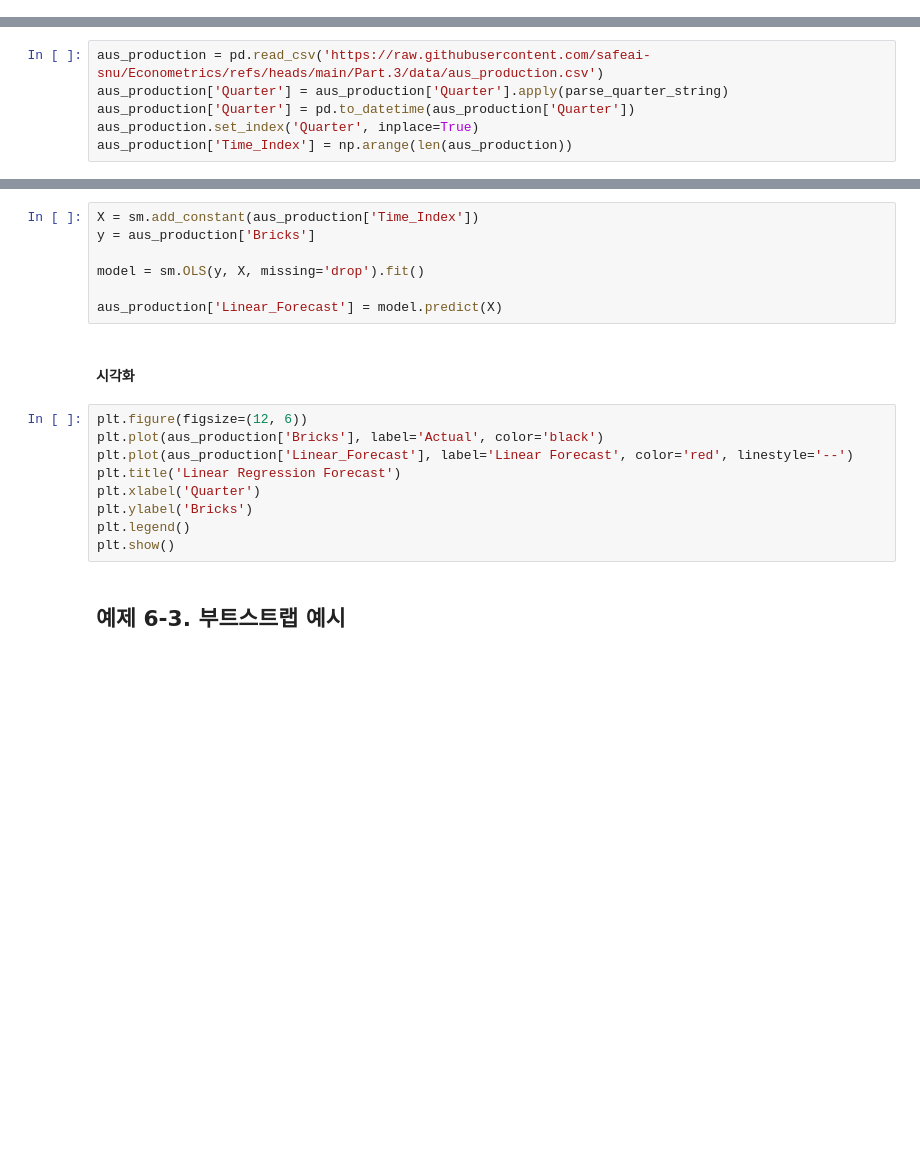
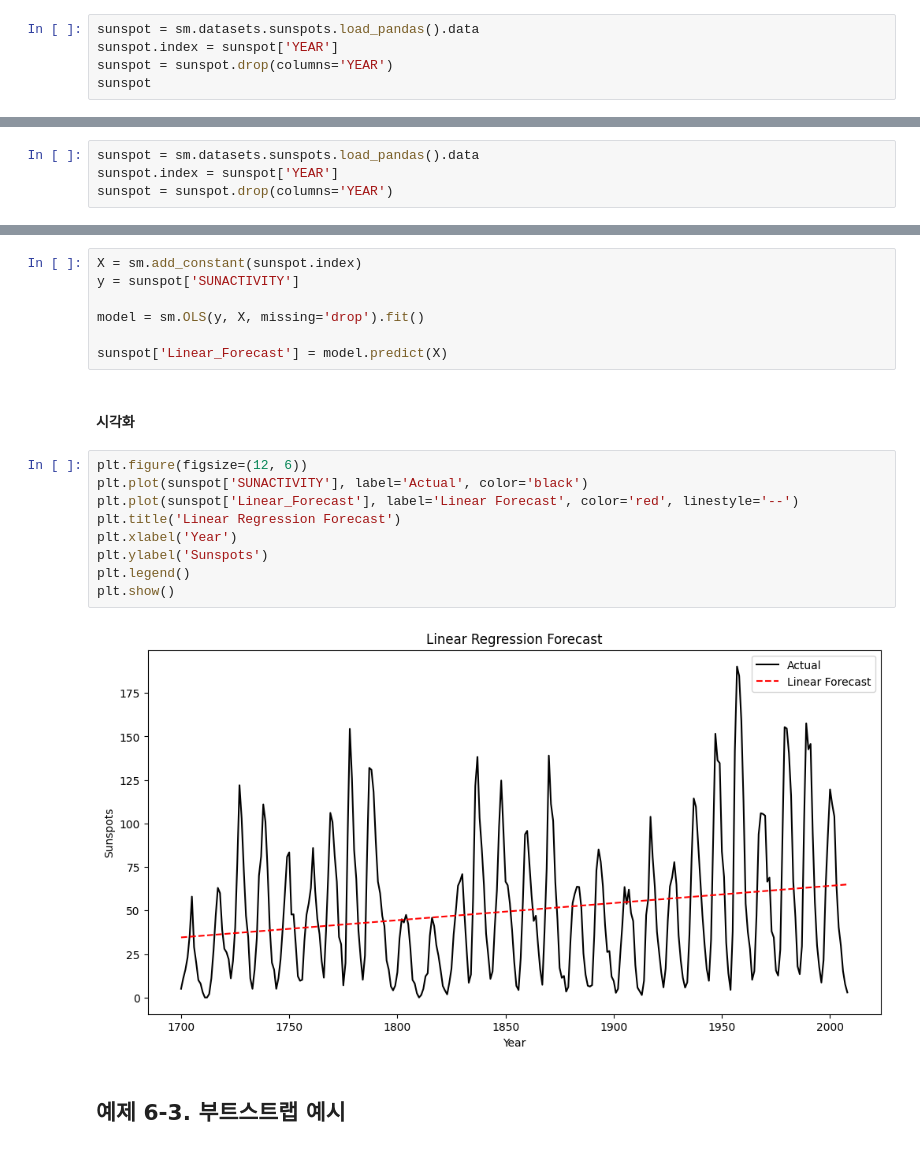
Before and after one commit to safeai-snu/Econometrics, a Jupyter notebook: Part.3/6.Time_Series_Regression_Models.ipynb, the cells around one changed output, grey strips where cells are left out. Saved outputs shown, nothing was run; the diff lists cells and outputs as text; blank space fills up the shorter version.

```diff
--- a/Part.3/6.Time_Series_Regression_Models.ipynb
+++ b/Part.3/6.Time_Series_Regression_Models.ipynb
@@ -26,0 +15,5 @@ aus_production.set_index('Quarter', inplace=True)
+# %%
+sunspot = sm.datasets.sunspots.load_pandas().data
+sunspot.index = sunspot['YEAR']
+sunspot = sunspot.drop(columns='YEAR')
+sunspot
@@ -83,31 +93,31 @@ import matplotlib.pyplot as plt
 # %% [markdown]
 #### 데이터 전처리
 # %%
-aus_production = pd.read_csv('https://raw.githubusercontent.com/safeai-snu/Econometrics/refs/heads/main/Part.3/data/aus_production.csv')
-aus_production['Quarter'] = aus_production['Quarter'].apply(parse_quarter_string)
-aus_production['Quarter'] = pd.to_datetime(aus_production['Quarter'])
-aus_production.set_index('Quarter', inplace=True)
-aus_production['Time_Index'] = np.arange(len(aus_production))
+sunspot = sm.datasets.sunspots.load_pandas().data
+sunspot.index = sunspot['YEAR']
+sunspot = sunspot.drop(columns='YEAR')
 # %% [markdown]
 #### 선형회귀 모델
 # %%
-X = sm.add_constant(aus_production['Time_Index'])
-y = aus_production['Bricks']
+X = sm.add_constant(sunspot.index)
+y = sunspot['SUNACTIVITY']
 
 model = sm.OLS(y, X, missing='drop').fit()
 
-aus_production['Linear_Forecast'] = model.predict(X)
+sunspot['Linear_Forecast'] = model.predict(X)
 # %% [markdown]
 #### 시각화
 # %%
 plt.figure(figsize=(12, 6))
-plt.plot(aus_production['Bricks'], label='Actual', color='black')
-plt.plot(aus_production['Linear_Forecast'], label='Linear Forecast', color='red', linestyle='--')
+plt.plot(sunspot['SUNACTIVITY'], label='Actual', color='black')
+plt.plot(sunspot['Linear_Forecast'], label='Linear Forecast', color='red', linestyle='--')
 plt.title('Linear Regression Forecast')
-plt.xlabel('Quarter')
-plt.ylabel('Bricks')
+plt.xlabel('Year')
+plt.ylabel('Sunspots')
 plt.legend()
 plt.show()
+# %% [output]
+[figure, added]
 # %% [markdown]
 ## 예제 6-3. 부트스트랩 예시
 # %% [markdown]
```
Also changed, not shown: parts of 18 cells of this notebook, 3 other files.
